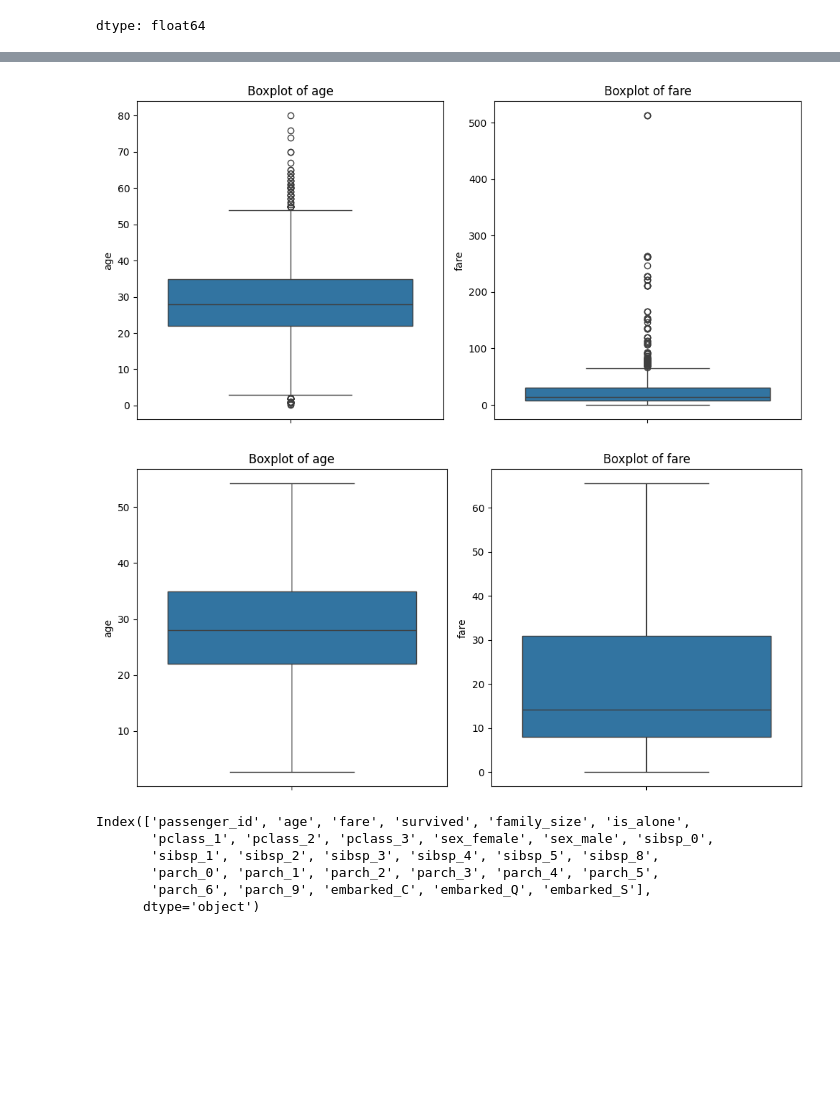
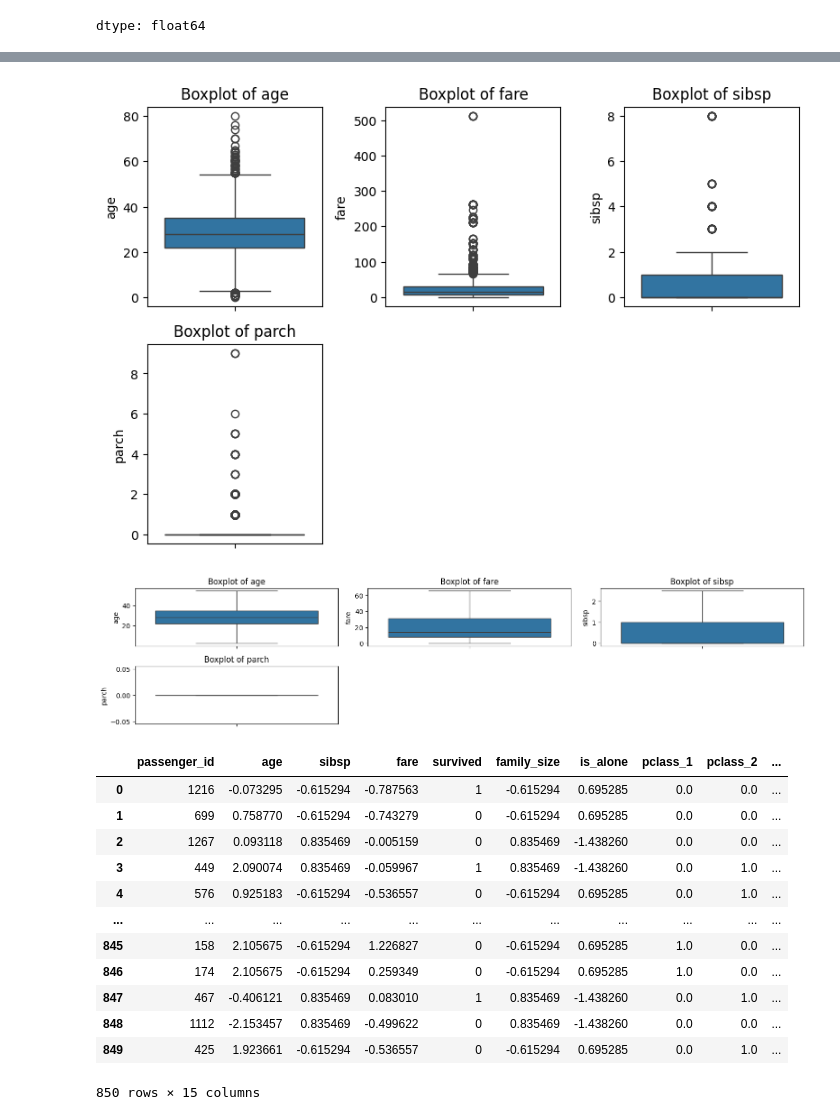
Before and after one commit to srikanthravipati27/ml, a Jupyter notebook: DataPreprocessing_Assignment2.ipynb, the cells around one changed output, grey strips where cells are left out. Drawn from its saved outputs; the diff is of its cells as text; code cells hidden in the pictures; blank space fills up the shorter version.

```diff
--- a/DataPreprocessing_Assignment2.ipynb
+++ b/DataPreprocessing_Assignment2.ipynb
@@ -79,12 +80,15 @@ data.isnull().mean()*100
 | survived | 0.000000 |
 dtype: float64
 # %%
+#removing null values
 data['fare']=data['fare'].fillna(data['fare'].median())
 data['age']=data['age'].fillna(data['age'].median())
 data.drop('home.dest',axis=1,inplace=True)
 data.drop('body',axis=1,inplace=True)
 data.drop('boat',axis=1,inplace=True)
 data.drop('cabin',axis=1,inplace=True)
+data.drop('name',axis=1,inplace=True)
+data.drop('ticket',axis=1,inplace=True)
 data['embarked']=data['embarked'].fillna(data['embarked'].mode()[0])
 data.isnull().sum()
 # %% [output]
@@ -101,3 +103,11 @@ data.isnull().sum()
 | embarked | 0 |
 | survived | 0 |
 dtype: int64
+# %%
+plt.figure(figsize=(5, 2))
+n=['sex','pclass','embarked']
+for i, col in enumerate(n):
+    plt.subplot(1, 3, i + 1)
+    sns.countplot(x=data[col])
+    plt.title(f'Count Plot of {col}')
+    plt.tight_layout()
@@ -104,8 +116,10 @@ dtype: int64
 # %%
-plt.figure(figsize=(5, 2))
-plt.subplot(1, 2, 1)
-sns.barplot(x='sex', y='survived', data=data)
-plt.title('Survival Rate by Sex')
-plt.ylabel('Survival Rate')
-plt.show()
+plt.figure(figsize=(5, 5))
+
+for i, col in enumerate(n):
+  plt.subplot(3, 2, i+1)
+  sns.barplot(x=n[i], y='survived', data=data)
+  plt.title(f'Survival Rate by{n[i]} ')
+  plt.ylabel('Survival Rate')
+  plt.show()
 # %% [output]
@@ -127,31 +129,31 @@ Text(0.5, 1.0, 'Survival Rate by Embarked Port')
 # %%
-import matplotlib.pyplot as plt
-import seaborn as sns
-num=['age','fare']
-plt.figure(figsize=(15, 5))
+
+#handling of outliers
+num=["age", "fare", "sibsp", "parch"]
+plt.figure(figsize=(8,8))
 for i, col in enumerate(num):
-    plt.subplot(1, 3, i + 1)
+    plt.subplot(3, 3, i + 1)
     sns.boxplot(y=data[col])
     plt.title(f'Boxplot of {col}')
     plt.tight_layout()
 # %% [output]
-[figure, old version]
+[figure, new version]
 # %%
 def cap_outliers(df, col):
     Q1 = df[col].quantile(0.25)
     Q3 = df[col].quantile(0.75)
     IQR = Q3 - Q1
     lower = Q1 - 1.5 * IQR
     upper = Q3 + 1.5 * IQR
     df[col] = df[col].clip(lower, upper)
 for i in num:
   cap_outliers(data,i)
 plt.figure(figsize=(15, 5))
 for i, col in enumerate(num):
-    plt.subplot(1, 3, i + 1)
+    plt.subplot(3, 3, i + 1)
     sns.boxplot(y=data[col])
     plt.title(f'Boxplot of {col}')
     plt.tight_layout()
 # %% [output]
-[figure, old version]
+[figure, new version]
 # %%
@@ -167,19 +172,25 @@ ohe = OneHotEncoder(sparse_output=False)
 data1 = pd.DataFrame(ohe.fit_transform(data[cat]), columns=ohe.get_feature_names_out(cat), index=data.index)
 data = pd.concat([data, data1], axis=1)
 data.drop(cat, axis=1, inplace=True)
-# %%
-from sklearn.feature_selection import VarianceThreshold
-num = data.select_dtypes(include=['float64', 'int64']).columns
-cat = data.select_dtypes(include=['object']).columns
-
-selector = VarianceThreshold(threshold=0)
-da = selector.fit_transform(data[num])
-reduced = num[selector.get_support()]
-reduced
-# %% [output]
-Index(['passenger_id', 'age', 'fare', 'survived', 'family_size', 'is_alone',
-       'pclass_1', 'pclass_2', 'pclass_3', 'sex_female', 'sex_male', 'sibsp_0',
-       'sibsp_1', 'sibsp_2', 'sibsp_3', 'sibsp_4', 'sibsp_5', 'sibsp_8',
-       'parch_0', 'parch_1', 'parch_2', 'parch_3', 'parch_4', 'parch_5',
-       'parch_6', 'parch_9', 'embarked_C', 'embarked_Q', 'embarked_S'],
-      dtype='object')
+# %%
+#feature reduction
+from sklearn.feature_selection import VarianceThreshold
+
+selector = VarianceThreshold(threshold=0)
+selector.fit(data)
+new = data[data.columns[selector.get_support(indices=True)]]
+new
+# %% [output]
+|  | passenger_id | age | sibsp | fare | survived | family_size | is_alone | pclass_1 | pclass_2 | ... |
+| 0 | 1216 | -0.073295 | -0.615294 | -0.787563 | 1 | -0.615294 | 0.695285 | 0.0 | 0.0 | ... |
+| 1 | 699 | 0.758770 | -0.615294 | -0.743279 | 0 | -0.615294 | 0.695285 | 0.0 | 0.0 | ... |
+| 2 | 1267 | 0.093118 | 0.835469 | -0.005159 | 0 | 0.835469 | -1.438260 | 0.0 | 0.0 | ... |
+| 3 | 449 | 2.090074 | 0.835469 | -0.059967 | 1 | 0.835469 | -1.438260 | 0.0 | 1.0 | ... |
+| 4 | 576 | 0.925183 | -0.615294 | -0.536557 | 0 | -0.615294 | 0.695285 | 0.0 | 1.0 | ... |
+| ... | ... | ... | ... | ... | ... | ... | ... | ... | ... | ... |
+| 845 | 158 | 2.105675 | -0.615294 | 1.226827 | 0 | -0.615294 | 0.695285 | 1.0 | 0.0 | ... |
+| 846 | 174 | 2.105675 | -0.615294 | 0.259349 | 0 | -0.615294 | 0.695285 | 1.0 | 0.0 | ... |
+| 847 | 467 | -0.406121 | 0.835469 | 0.083010 | 1 | 0.835469 | -1.438260 | 0.0 | 1.0 | ... |
+| 848 | 1112 | -2.153457 | 0.835469 | -0.499622 | 0 | 0.835469 | -1.438260 | 0.0 | 0.0 | ... |
+| 849 | 425 | 1.923661 | -0.615294 | -0.536557 | 0 | -0.615294 | 0.695285 | 0.0 | 1.0 | ... |
+850 rows × 15 columns
```
Also changed, not shown: parts of 8 cells of this notebook.
